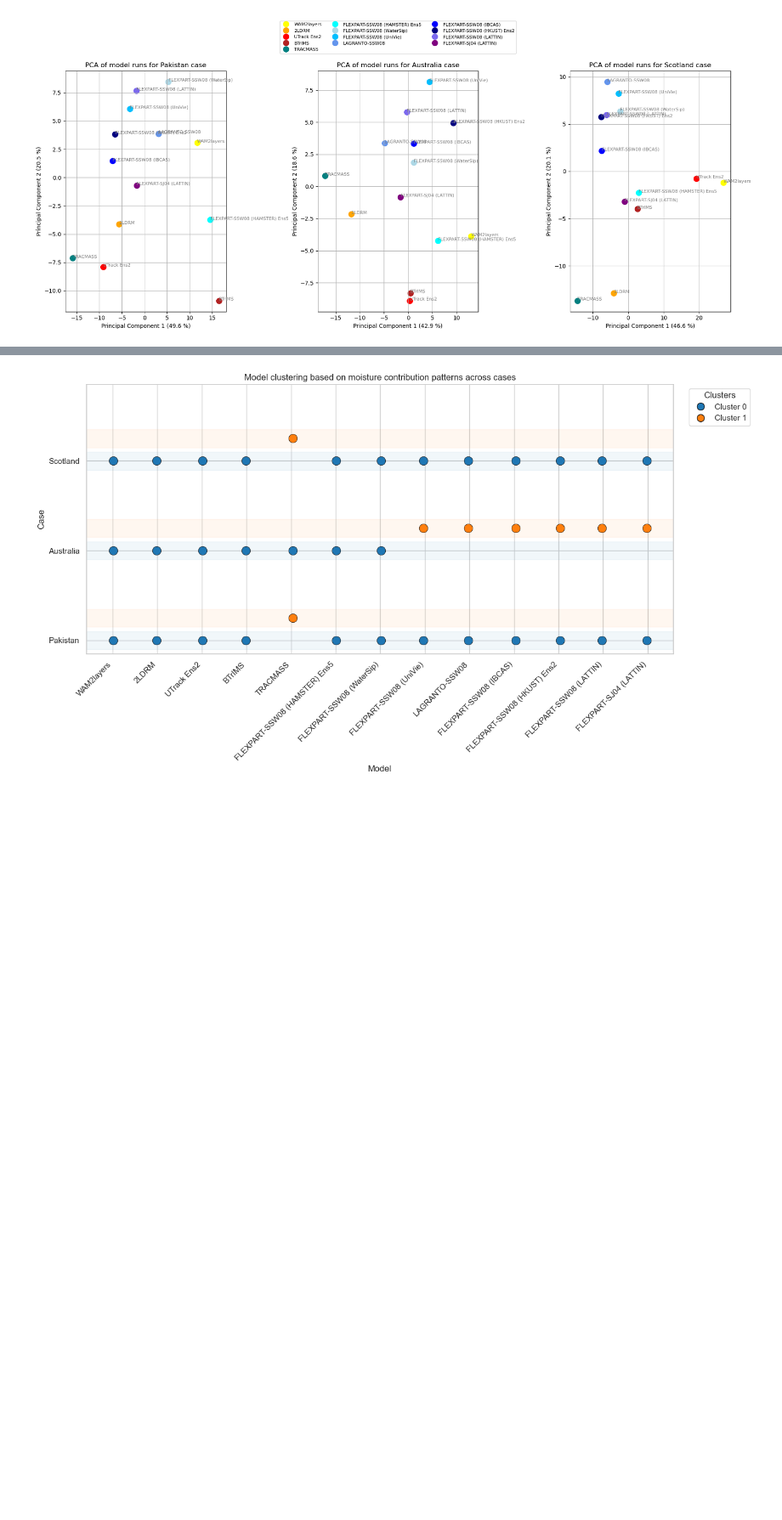
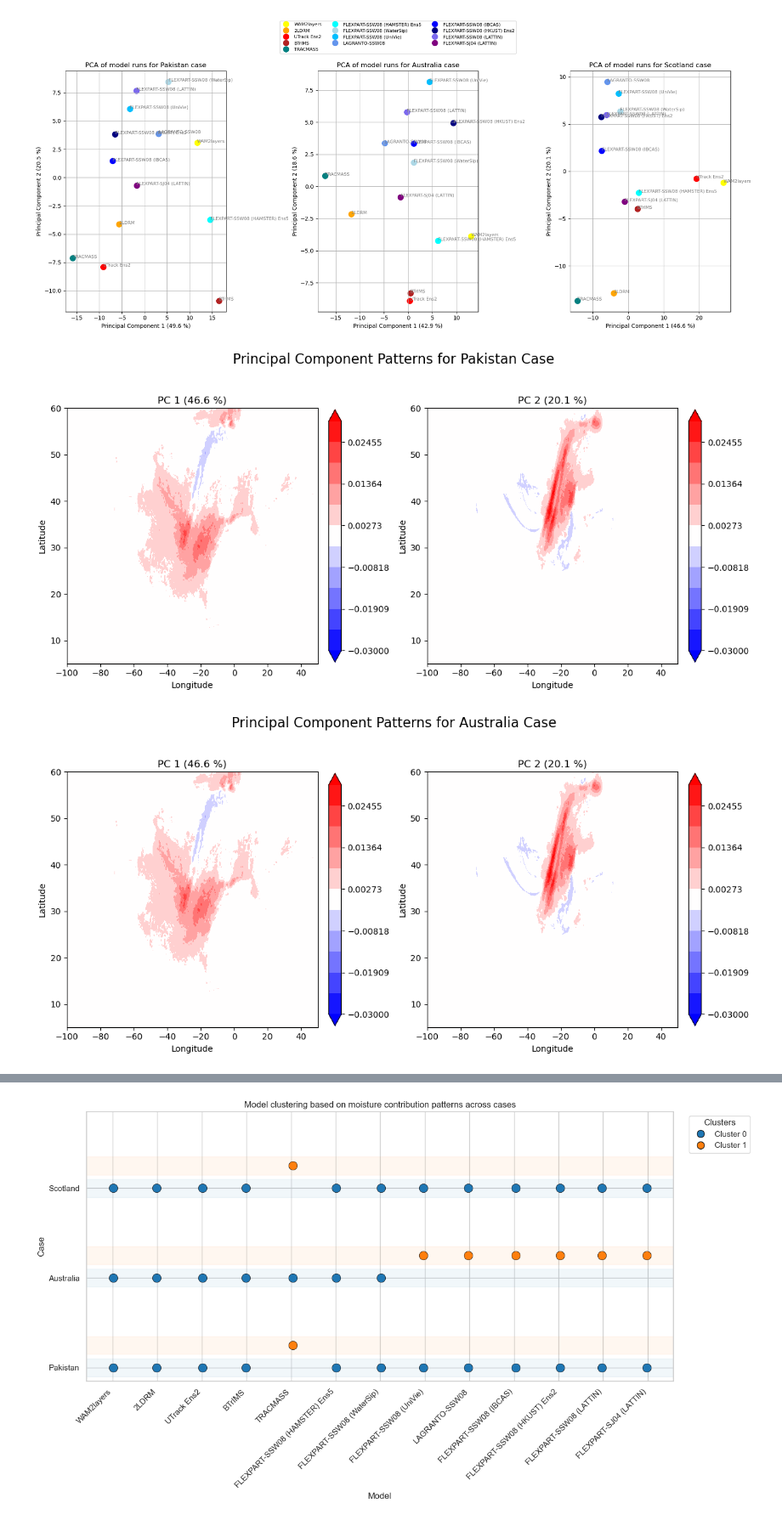
Before and after one commit to Moisture-tracking-community/INSPIRE, a Jupyter notebook: Figure8_Clustering.ipynb, the cells around one changed output, grey strips where cells are left out. Shown at 85% size. Cells and saved outputs as stored; diff of their text form; code cells hidden in the pictures; blank space fills up the shorter version.

Commit message:
Added spatial patterns

```diff
--- a/Figure8_Clustering.ipynb
+++ b/Figure8_Clustering.ipynb
@@ -365,3 +306,27 @@ else:
 plt.show()
 # %% [output]
 [figure]
+# %%
+# Spatial EOF patterns
+for case in cases:
+    pca_result = pca_results[case]['pca_result']
+    explained_variance = pca_results[case]['explained_variance']
+    #Plot pca patterns
+    fig, axs = plt.subplots(nrows=1, ncols=2, figsize=(12, 6))
+    for pc in range(2):
+        ax = axs[pc]
+        pattern = pca.components_[pc].reshape(all_maps.lat.size, all_maps.lon.size)
+        # Plot the pattern (centered around zero)
+        levels = np.linspace(-0.03, 0.03, 10)
+        im = ax.contourf(all_maps.lon, all_maps.lat, pattern, cmap='bwr', levels=levels, extend='both')
+        ax.set_title(f'PC {pc+1} ({pca.explained_variance_ratio_[pc]*100:.1f} %)')
+        ax.set_xlabel('Longitude')
+        ax.set_ylabel('Latitude')
+        plt.colorbar(im, ax=ax, orientation='vertical', fraction=0.046, pad=0.04)
+    plt.suptitle(f'Principal Component Patterns for {case} Case', fontsize=16)
+    plt.tight_layout(rect=[0, 0.03, 1, 0.95])
+    plt.savefig(figure_path+f'PrincipalComponents_{case}.png', dpi=300)
+    plt.show()
+# %% [output]
+[figure, added]
+[figure, added]
```
Also changed, not shown: parts of 2 cells of this notebook.
